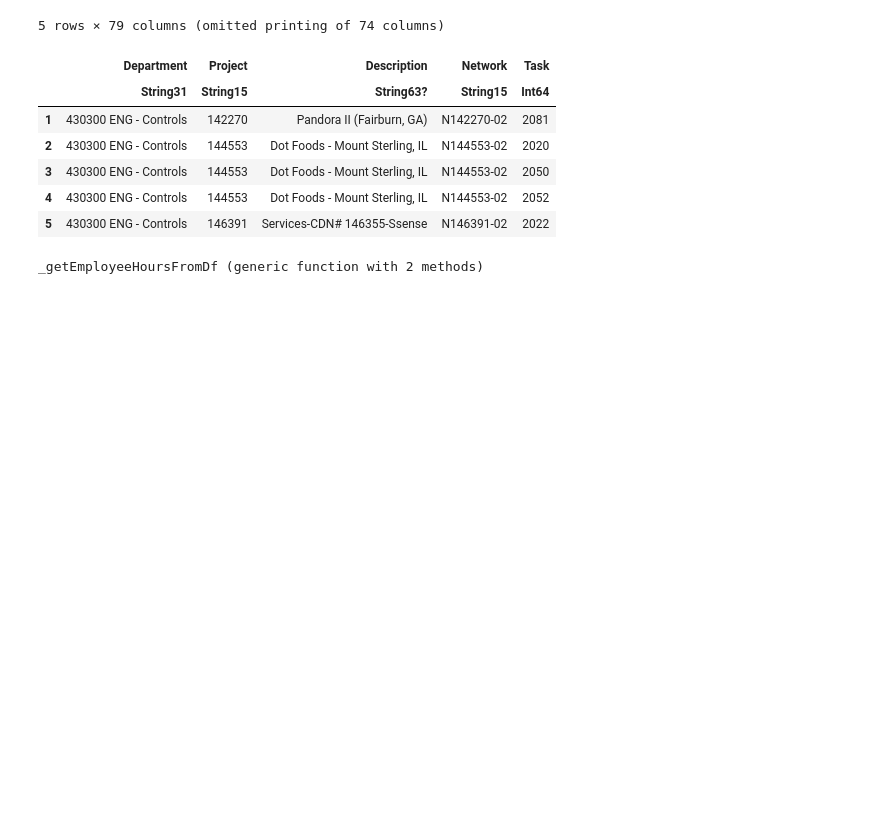
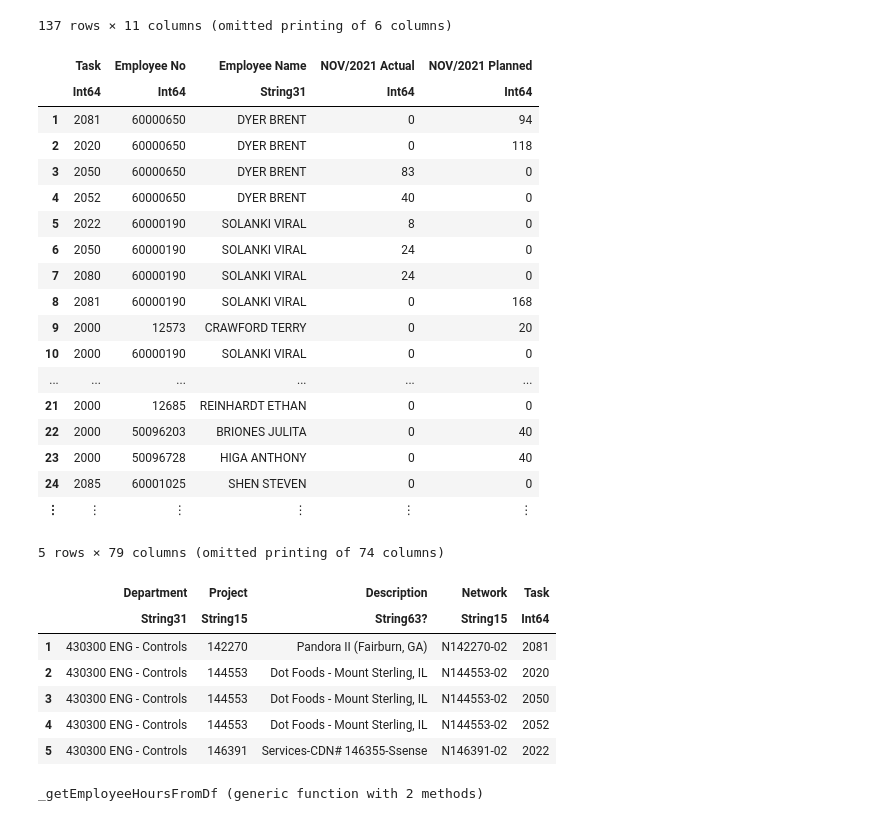
Before and after one commit to gjunqueira-sys/ResourceManagement.jl, a Jupyter notebook: src/sketchpad.ipynb, the cells around one changed output. Saved outputs shown, nothing was run; the diff lists cells and outputs as text; code cells hidden in the pictures; blank space fills up the shorter version.

```diff
--- a/src/sketchpad.ipynb
+++ b/src/sketchpad.ipynb
@@ -129,6 +129,28 @@ mutable struct  DisciplineLaborTest
 end
 # %%
 df = ReadLaborTracker("C:\\Users\\junqueg\\OneDrive - dematic.com\\MyDocuments_BackUp\\15. Programming\\Projects\\ResourceManagement.jl\\src\\TEAM_PLANNED_FWD24_NOV.csv");
+# %%
+df[:, 5:15]
+# %% [output]
+137 rows × 11 columns (omitted printing of 6 columns)
+|  | Task | Employee No | Employee Name | NOV/2021 Actual | NOV/2021 Planned |
+|  | Int64 | Int64 | String31 | Int64 | Int64 |
+| 1 | 2081 | 60000650 | DYER BRENT | 0 | 94 |
+| 2 | 2020 | 60000650 | DYER BRENT | 0 | 118 |
+| 3 | 2050 | 60000650 | DYER BRENT | 83 | 0 |
+| 4 | 2052 | 60000650 | DYER BRENT | 40 | 0 |
+| 5 | 2022 | 60000190 | SOLANKI VIRAL | 8 | 0 |
+| 6 | 2050 | 60000190 | SOLANKI VIRAL | 24 | 0 |
+| 7 | 2080 | 60000190 | SOLANKI VIRAL | 24 | 0 |
+| 8 | 2081 | 60000190 | SOLANKI VIRAL | 0 | 168 |
+| 9 | 2000 | 12573 | CRAWFORD TERRY | 0 | 20 |
+| 10 | 2000 | 60000190 | SOLANKI VIRAL | 0 | 0 |
+| ... | ... | ... | ... | ... | ... |
+| 21 | 2000 | 12685 | REINHARDT ETHAN | 0 | 0 |
+| 22 | 2000 | 50096203 | BRIONES JULITA | 0 | 40 |
+| 23 | 2000 | 50096728 | HIGA ANTHONY | 0 | 40 |
+| 24 | 2085 | 60001025 | SHEN STEVEN | 0 | 0 |
+| ⋮ | ⋮ | ⋮ | ⋮ | ⋮ | ⋮ |
 # %%
 first(df,5)
 # %% [output]
```
Also changed, not shown: parts of 11 cells of this notebook, 2 other files.
